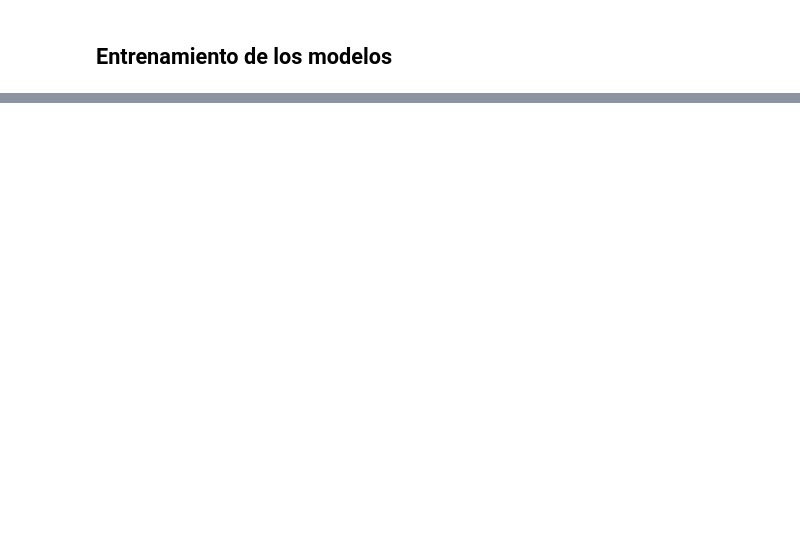
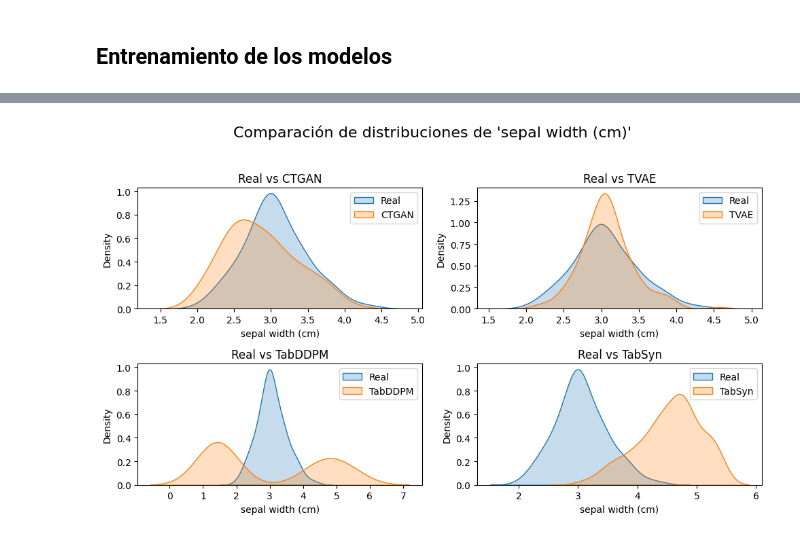
Before and after one commit to diegovelilla/TFG, a Jupyter notebook: presentacion.ipynb, the cells around one changed output, grey strips where cells are left out. Saved outputs shown, nothing was run; the diff lists cells and outputs as text; code cells hidden in the pictures; blank space fills up the shorter version.

```diff
--- a/presentacion.ipynb
+++ b/presentacion.ipynb
@@ -63,0 +301,5 @@ KeyboardInterrupt:
+# %%
+ctgan2 = CTGAN.load('saves/ctgan.pt')
+tvae2 = TVAE.load('saves/tvae.pt')
+tabddpm2 = TabDDPM.load('saves/tabddpm.pt')
+tabsyn2 = TabSyn.load('saves/tabsyn.pt')
@@ -63,0 +547,27 @@ KeyboardInterrupt:
+# %%
+import matplotlib.pyplot as plt
+import seaborn as sns
+
+df_ctgan = ctgan2.sample(150)
+df_tvae = tvae2.sample(150)
+df_tabddpm = tabddpm2.sample(150)
+df_tabsyn = tabsyn2.sample(150)
+
+fig, axes = plt.subplots(2, 2, figsize=(10, 6))
+fig.suptitle("Comparación de distribuciones de 'sepal length (cm)'", fontsize=16)
+
+model_data = [
+    (df_ctgan, 'CTGAN'),
+    (df_tvae, 'TVAE'),
+    (df_tabddpm, 'TabDDPM'),
+    (df_tabsyn, 'TabSyn')
+]
+
+for ax, (df_model, name) in zip(axes.flatten(), model_data):
+    sns.kdeplot(iris['sepal length (cm)'], label='Real', ax=ax, fill=True)
+    sns.kdeplot(df_model['sepal length (cm)'], label=f'{name}', ax=ax, fill=True)
+    ax.set_title(f'Real vs {name}')
+    ax.legend()
+
+plt.tight_layout(rect=[0, 0, 1, 0.95])
+plt.show()
@@ -63,0 +576,14 @@ KeyboardInterrupt:
+# %%
+fig, axes = plt.subplots(2, 2, figsize=(10, 6))
+fig.suptitle("Comparación de distribuciones de 'sepal width (cm)'", fontsize=16)
+
+for ax, (df_model, name) in zip(axes.flatten(), model_data):
+    sns.kdeplot(iris['sepal width (cm)'], label='Real', ax=ax, fill=True)
+    sns.kdeplot(df_model['sepal width (cm)'], label=f'{name}', ax=ax, fill=True)
+    ax.set_title(f'Real vs {name}')
+    ax.legend()
+
+plt.tight_layout(rect=[0, 0, 1, 0.95])
+plt.show()
+# %% [output]
+[figure, added]
```
Also changed, not shown: parts of 52 cells of this notebook, 3 other files.
